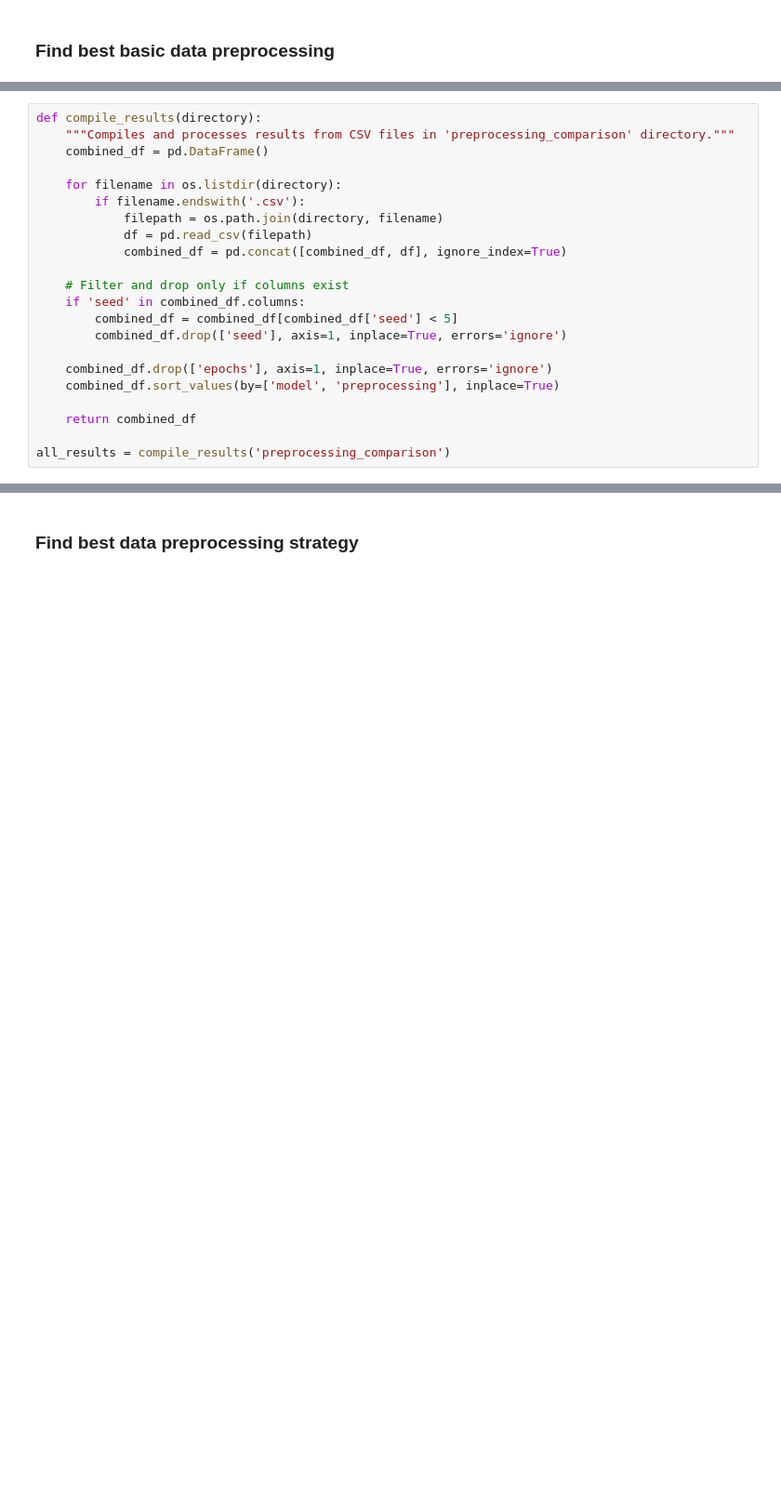
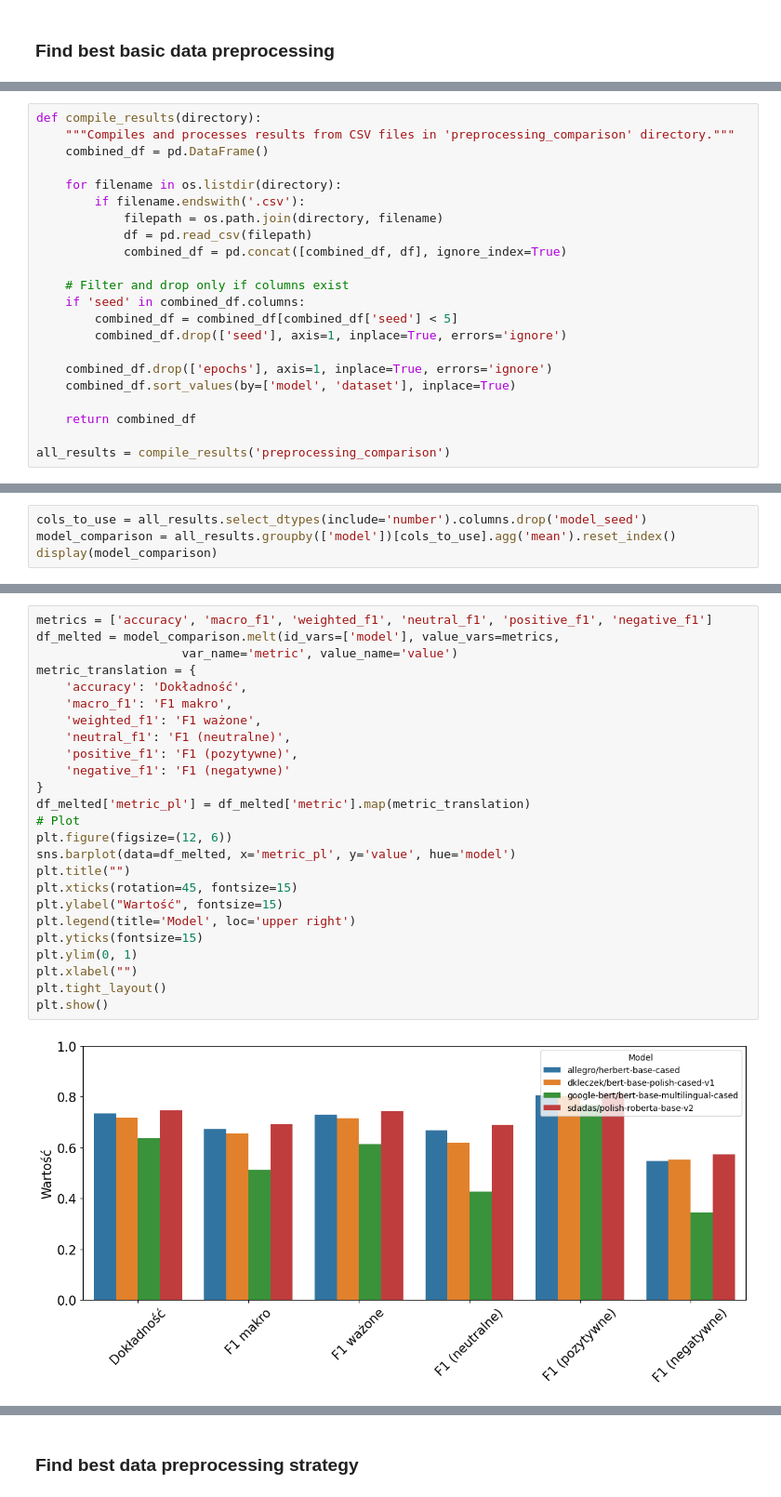
Before and after one commit to SzymonJot/PolishTweetsClassification, a Jupyter notebook: PolishTweetsClassifcation.ipynb, the cells around one changed output, grey strips where cells are left out. Shown: that part at 93% size. Cells and saved outputs as stored; diff of their text form; blank space fills up the shorter version.

Commit message:
Added charts & Cross Validation

```diff
--- a/PolishTweetsClassifcation.ipynb
+++ b/PolishTweetsClassifcation.ipynb
@@ -354,7 +267,7 @@ def compile_results(directory):
         combined_df.drop(['seed'], axis=1, inplace=True, errors='ignore')
 
     combined_df.drop(['epochs'], axis=1, inplace=True, errors='ignore')
-    combined_df.sort_values(by=['model', 'preprocessing'], inplace=True)
+    combined_df.sort_values(by=['model', 'dataset'], inplace=True)
 
     return combined_df
 
@@ -382,0 +275,4 @@ display(beneficial_preprocessing)
+# %%
+cols_to_use = all_results.select_dtypes(include='number').columns.drop('model_seed')
+model_comparison = all_results.groupby(['model'])[cols_to_use].agg('mean').reset_index()
+display(model_comparison)
@@ -382,0 +285,27 @@ display(beneficial_preprocessing)
+# %%
+metrics = ['accuracy', 'macro_f1', 'weighted_f1', 'neutral_f1', 'positive_f1', 'negative_f1']
+df_melted = model_comparison.melt(id_vars=['model'], value_vars=metrics,
+                    var_name='metric', value_name='value')
+metric_translation = {
+    'accuracy': 'Dokładność',
+    'macro_f1': 'F1 makro',
+    'weighted_f1': 'F1 ważone',
+    'neutral_f1': 'F1 (neutralne)',
+    'positive_f1': 'F1 (pozytywne)',
+    'negative_f1': 'F1 (negatywne)'
+}
+df_melted['metric_pl'] = df_melted['metric'].map(metric_translation)
+# Plot
+plt.figure(figsize=(12, 6))
+sns.barplot(data=df_melted, x='metric_pl', y='value', hue='model')
+plt.title("")
+plt.xticks(rotation=45, fontsize=15)
+plt.ylabel("Wartość", fontsize=15)
+plt.legend(title='Model', loc='upper right')
+plt.yticks(fontsize=15)
+plt.ylim(0, 1)
+plt.xlabel("")
+plt.tight_layout()
+plt.show()
+# %% [output]
+[figure, added]
```
Also changed, not shown: parts of 27 cells of this notebook, 24 other files.
